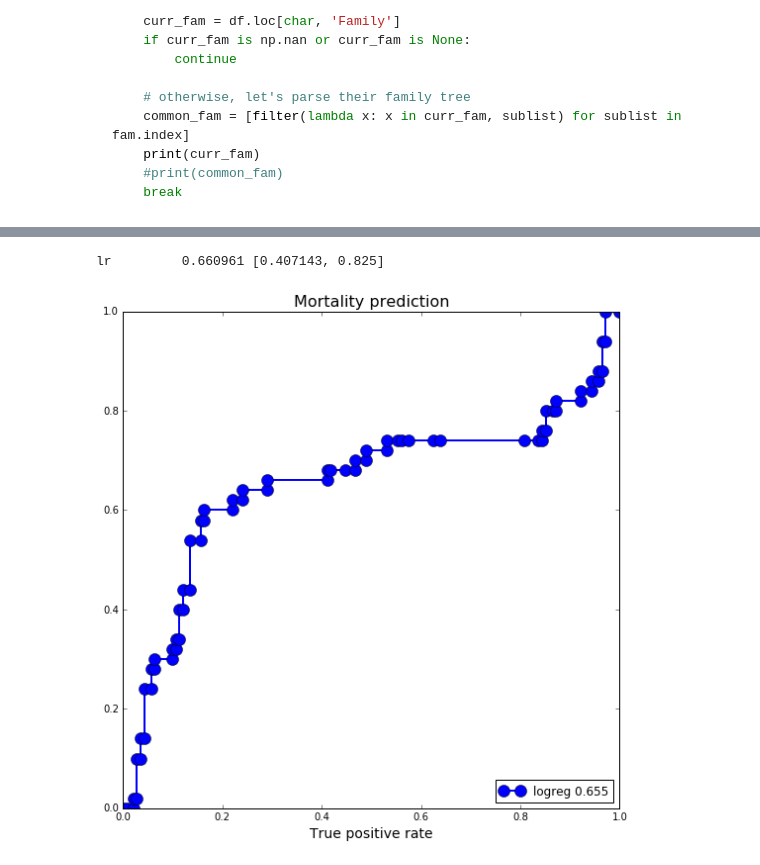
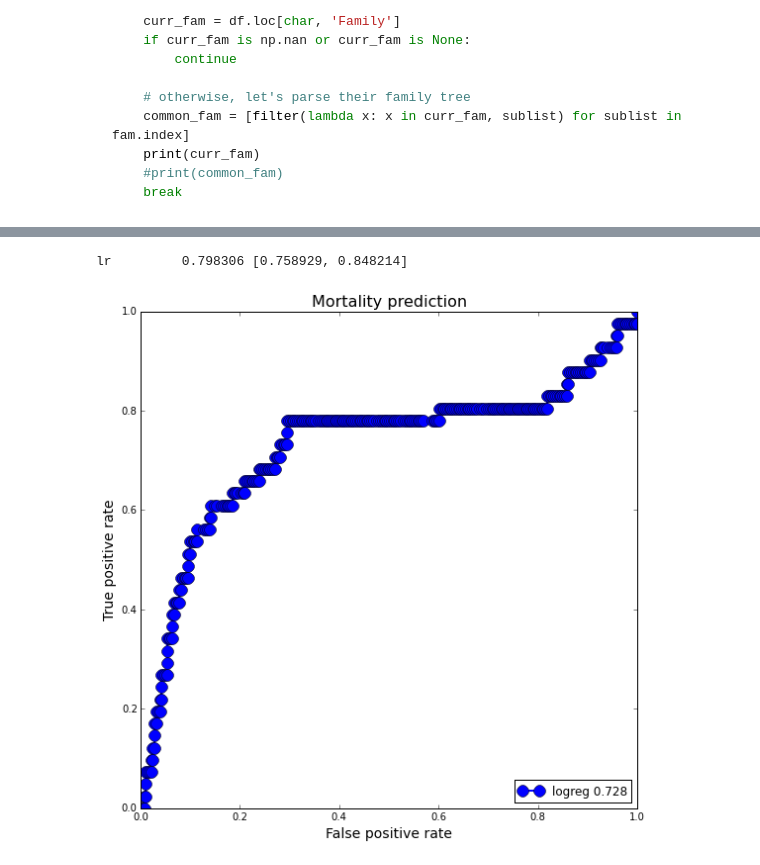
Before and after one commit to alistairewj/got-predictions, a Jupyter notebook: got-mortality-prediction.ipynb, the cells around one changed output, grey strips where cells are left out. Cells and saved outputs as stored; diff of their text form; code cells hidden in the pictures.

Commit message:
focused predicting mortality after season 3

```diff
--- a/got-mortality-prediction.ipynb
+++ b/got-mortality-prediction.ipynb
@@ -189,14 +169,13 @@ def add_allegiance(df, df_has_allegiance):
     return df
 
 # only look at background // season 1
-txt_col = ['Background','Season 1']
+txt_col = ['Background','Season 1','Season 2','Season 3']
 
 # initialize the dataframe
 idxData = np.ones(df.shape[0], dtype=bool)
-df_data = df.loc[idxData, ['Status']]
+df_data = df.loc[idxData, ['Status','Season(s)']]
 
 # start adding data based on counting the frequency of words
-
 
 # count the number of hyphens as a surrogate as the number of in-show family member
 # in the data, the family members appear as "sister - Sansa Stark, father - Eddard Stark," .. etc
@@ -204,7 +183,7 @@ df_data = add_data(df_data, 'family_members',' - ', txt_col = ['Family'])
 
 df_data = add_allegiance(df_data, df)
 # number of seasons the character appeared in
-df_data = add_data(df_data, 'number_of_seasons','[1]', txt_col = ['Season(s)'])
+df_data = add_data(df_data, 'number_of_seasons','[1-3]', txt_col = ['Season(s)'])
 
 # various word "types" across all the data
 df_data = add_data(df_data, 'violent_words','(knight|warrior|sword|axe|spear|kill|murder|fight|assassinate)')
@@ -215,6 +194,32 @@ df_data = add_data(df_data, 'number_of_words','\w+')
 # let's remove people who weren't in any of the seasons !
 idxRemove = df_data['number_of_seasons'].values == 0
 df_data = df_data.loc[~idxRemove]
-df_data.head()
+
+# remove people who died before season 4
+idxRemove = np.zeros(df_data.shape[0],dtype=bool)
+for i, val in enumerate(df_data['Status'].values):
+    char = df_data.index[i]
+    if val is None or val is np.nan:
+        continue
+    if ('Dead' in val) | ('Deceased' in val):
+        if len(re.findall('[4-6]', df_data.loc[char, 'Season(s)'])) > 0:
+            continue
+        else:
+            idxRemove[i] = True
+
+
+df_data = df_data.loc[~idxRemove]
+
+df_data = add_data(df_data, 'number_of_seasons','[1-3]', txt_col = ['Season(s)'])
+idxRemove = df_data['number_of_seasons'].values == 0
+df_data = df_data.loc[~idxRemove]
+
+# remove the bloody random targaryens
+p = re.compile('_Targaryen')
+idxRemove = [s for s in df_data.index if p.search(s) is not None and 'Daenerys' not in s]
+df.drop(idxRemove,axis=0,inplace=True)
+
+df_data.drop('Season(s)',axis=1,inplace=True)
+df_data.head(n=10)
 # %% [output]
 |  | Status | family_members | House Lannister | House Stark | House Targaryen | House Frey | House Greyjoy | ... |
@@ -236,38 +246,37 @@ for i, val in enumerate(df_data['Status'].values):
         y[i] = 1.0
     elif 'Deceased' in val:
         y[i] = 1.0
-
 
 # workaround cross_val_predict returning 0s/1s - calling this makes it return probabilities
 class proba_logreg(LogisticRegression):
     def predict(self, X):
         return LogisticRegression.predict_proba(self, X)
 
 # cross-validation performance
 mdl = "logreg"
 model = LogisticRegression(fit_intercept=True)
 estimator = Pipeline([("imputer", Imputer(missing_values='NaN',
                                       strategy="mean",
                                       axis=0)),
                   ("scaler", StandardScaler()),
                   ("lr", model)])
 scores = cross_val_score(estimator, X, y, scoring='roc_auc',cv=5)
 print('{:10s} {:5g} [{:5g}, {:5g}]'.format("lr", np.mean(scores), np.min(scores), np.max(scores) ))
 
 # plot a roc curve by getting cross-validation predictions
 predicted = cross_val_predict(proba_logreg(), X, y, cv=10)
 predicted = predicted[:,1]
 
 plt.figure(figsize=[9,9])
 ax = plt.gca()
 fpr, tpr, thresholds = metrics.roc_curve(y, predicted, pos_label=1)
 plt.plot(fpr, tpr, 'bo-',lw=2,markersize=12,
         label=mdl + ' ' + '%0.3f' % metrics.auc(fpr, tpr))
 plt.xlabel('False positive rate',fontsize=14)
-plt.xlabel('True positive rate',fontsize=14)
+plt.ylabel('True positive rate',fontsize=14)
 plt.legend(loc='lower right')
 plt.title('Mortality prediction',fontsize=16)
 plt.show()
 # %% [output]
-lr         0.660961 [0.407143, 0.825]
+lr         0.798306 [0.758929, 0.848214]
-[figure, old version]
+[figure, new version]
```
Also changed, not shown: parts of 2 cells of this notebook.
